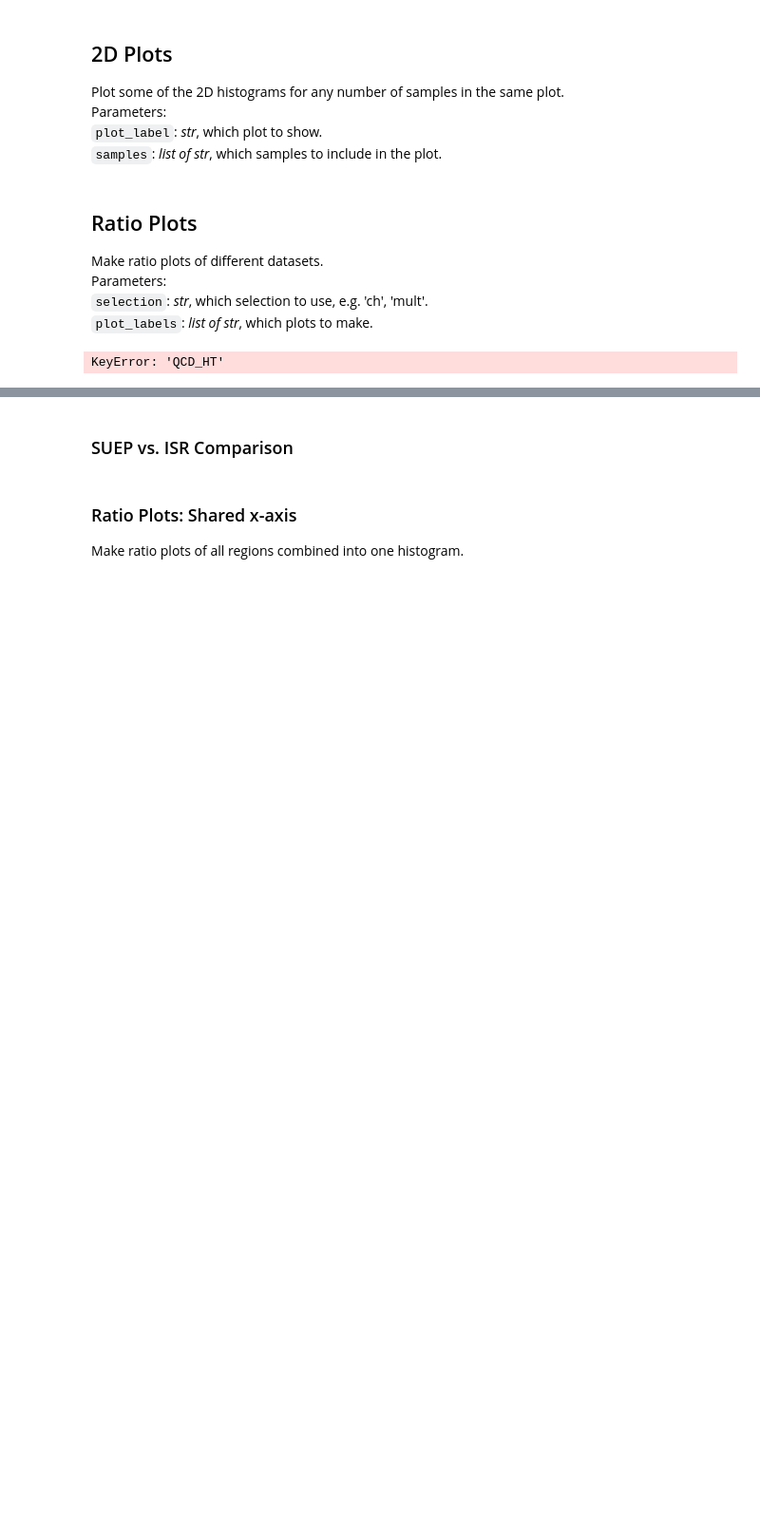
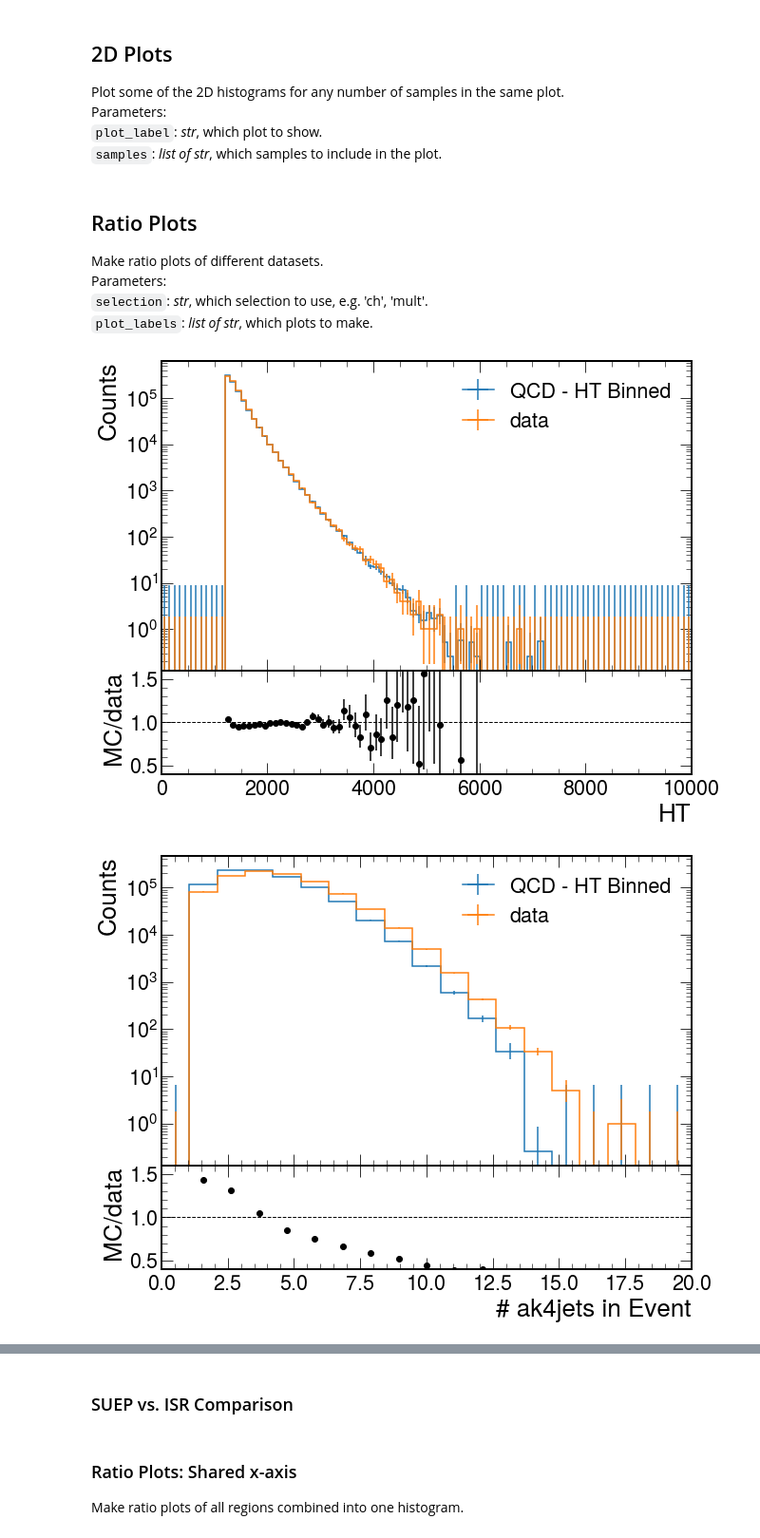
Before and after one commit to SUEPPhysics/SUEPCoffea_dask, a Jupyter notebook: plotting/plot.ipynb, the cells around one changed output, grey strips where cells are left out. Shown at 95% size. Saved outputs shown, nothing was run; the diff lists cells and outputs as text; code cells hidden in the pictures; blank space fills up the shorter version.

```diff
--- a/plotting/plot.ipynb
+++ b/plotting/plot.ipynb
@@ -237,32 +247,32 @@ Parameters:<br>
 `plot_labels`: _list of str_, which plots to make.
 # %%
 selection = 'CL'
-# plot_labels = ['A_ht', 'A_ngood_fastjets', 'A_PV_npvs', 'A_ngood_ak4jets']
-plot_labels = ['ht']
+plot_labels = ['A_ht', 'A_ngood_ak4jets', 'A_ngood_fastjets', 'A_PV_npvs']
 density = False
 
 for plot_label in plot_labels:
 
     plot_label += '_'+selection
 
     h1 = plots['QCD_HT'][plot_label][::1j]
     h2 = plots['data'][plot_label][::1j]
 
     if density:
         h1 /= h1.sum().value
         h2 /= h2.sum().value
 
     fig = plt.figure(figsize=(10, 8))
     _ = h1.plot_ratio(h2,
                      rp_num_label='QCD - HT Binned',
                      rp_denom_label='data')
 
     fig.axes[0].set_yscale("log")
     #fig.axes[0].set_xlim(0, 2000)
     #fig.axes[0].set_ylim(1e-5, 1e7)
     fig.axes[1].set_ylim(0.4,1.6)
     fig.axes[1].set_ylabel('MC/data')
     plt.savefig(output_label + plot_label + file_ext, bbox_inches='tight')
     plt.show()
 # %% [output]
-KeyError: 'QCD_HT'
+[figure, added]
+[figure, added]
```
Also changed, not shown: parts of 8 cells of this notebook, 2 other files.
